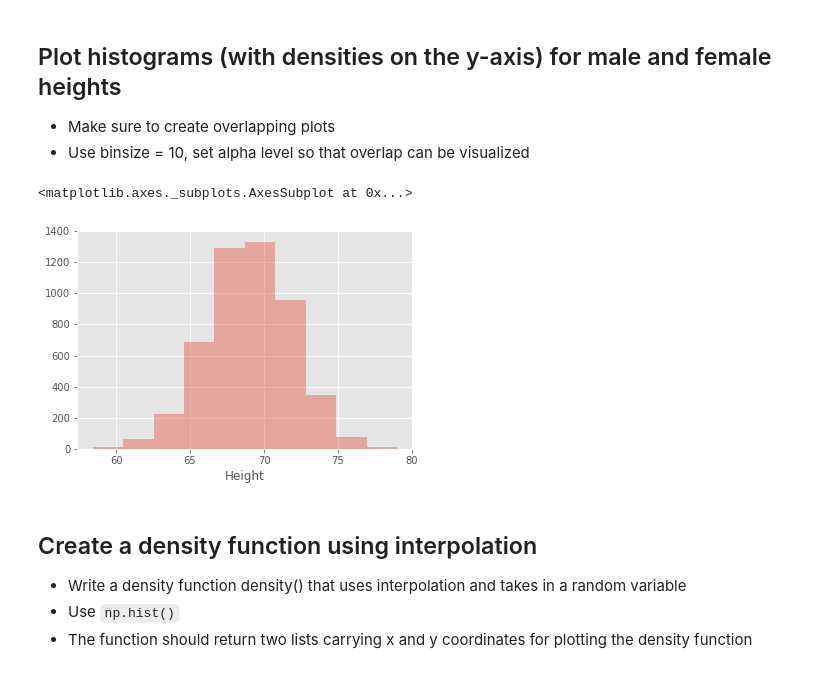
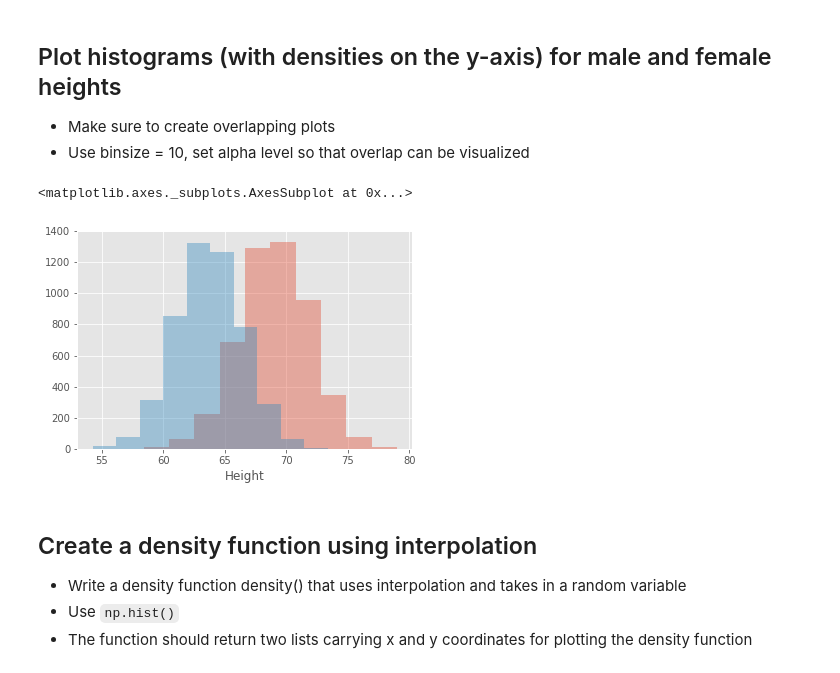
Before and after one commit to quannguyen234/probability-density-functions-lab-nyc-ds-082619, a Jupyter notebook: index.ipynb, the cells around one changed output. Drawn from its saved outputs; the diff is of its cells as text; code cells hidden in the pictures.

```diff
--- a/index.ipynb
+++ b/index.ipynb
@@ -60,10 +60,10 @@ fm_weight_std = female_df['Weight'].std()
 # %%
 # Your code here
 sns.distplot(male_df['Height'],kde=False,bins=10)
-sns.displot()
+sns.distplot(female_df['Height'],kde=False,bins=10)
 # %% [output]
 <matplotlib.axes._subplots.AxesSubplot at 0x...>
-[figure, old version]
+[figure, new version]
 # %%
 # Record your observations - are these inline with your personal observations?
 # %% [markdown]
```
